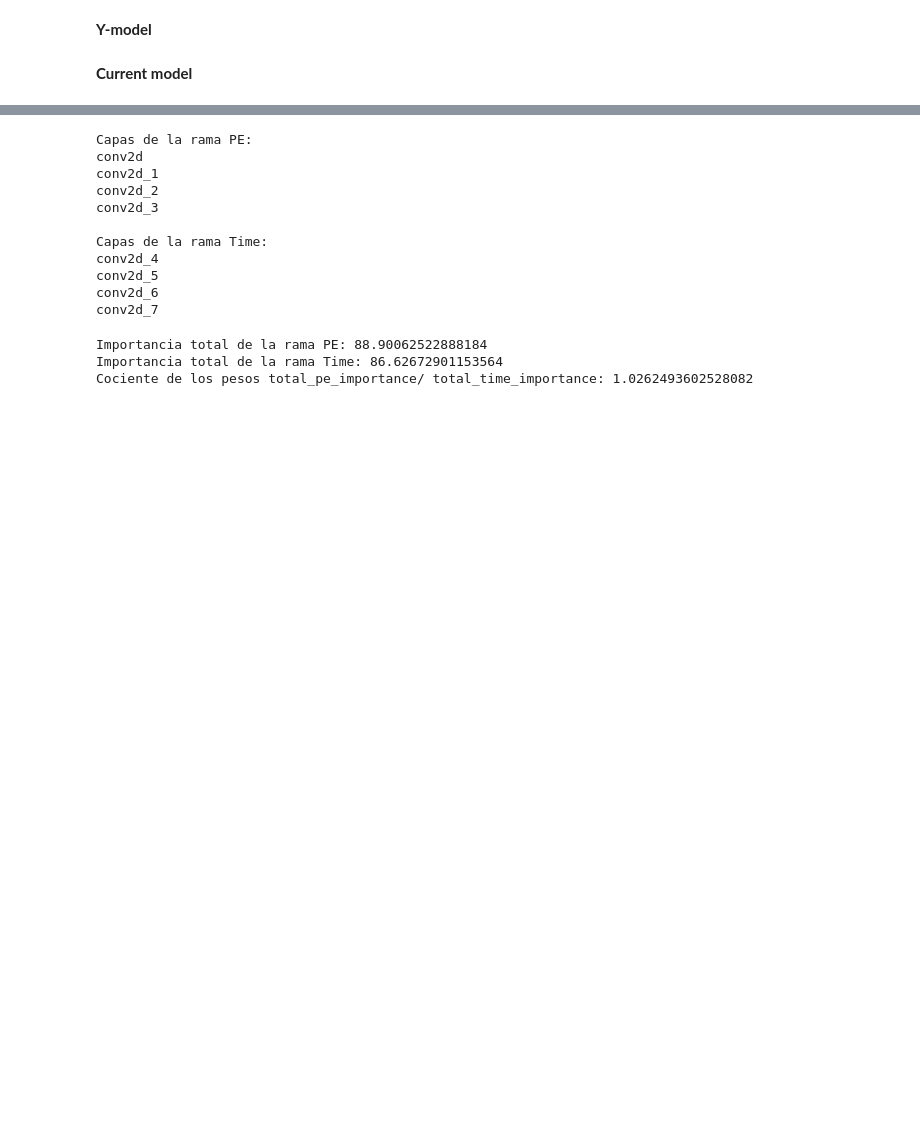
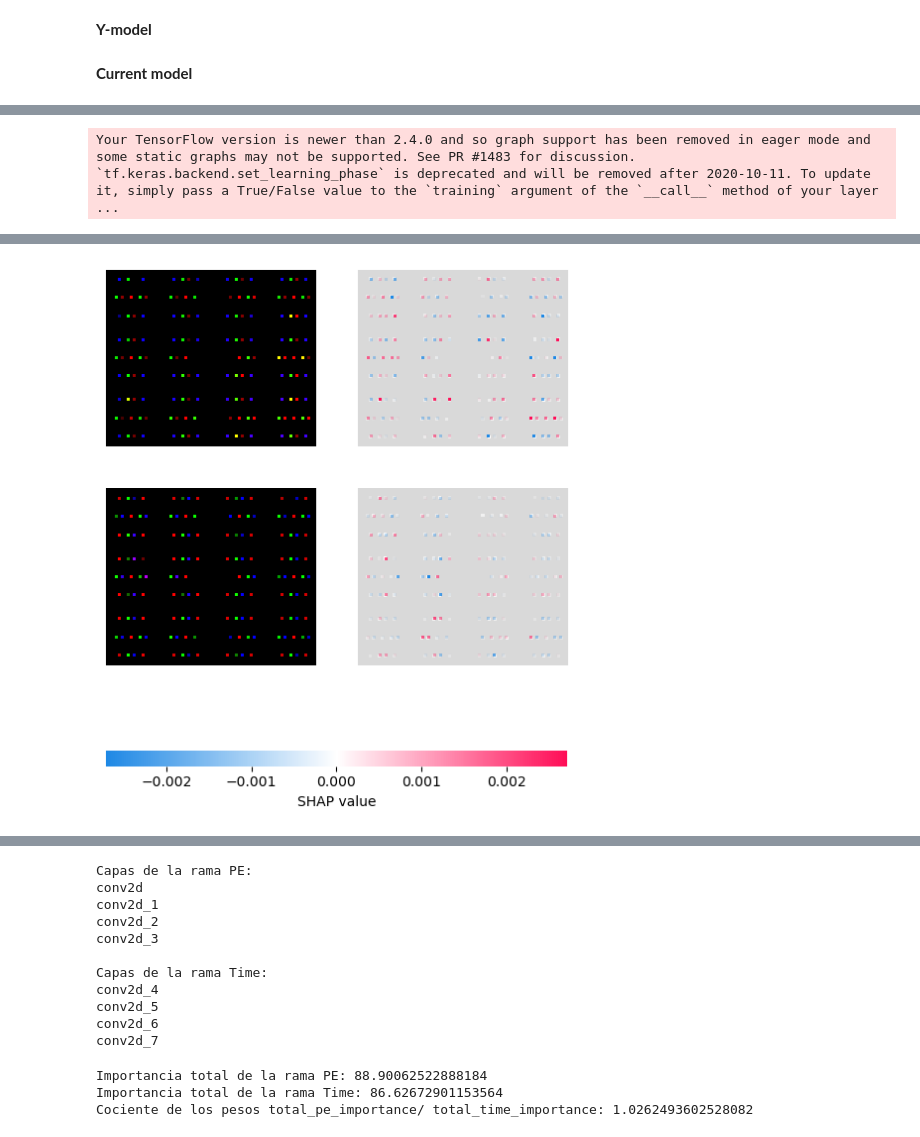
Before and after one commit to CIEMAT-Neutrino/AI_nuvT, a Jupyter notebook: 6_Regression_Ebaricenter_NN.ipynb, the cells around one changed output, grey strips where cells are left out. Cells and saved outputs as stored; diff of their text form; code cells hidden in the pictures; blank space fills up the shorter version.

```diff
--- a/6_Regression_Ebaricenter_NN.ipynb
+++ b/6_Regression_Ebaricenter_NN.ipynb
@@ -679,0 +695,21 @@ _________________________________________________________________
+# %%
+import shap
+import numpy as np
+
+# Selecciona aleatoriamente 100 muestras en lugar de 5000
+background_samples = x_train[np.random.choice(x_train.shape[0], 100, replace=False)]
+
+# Usar DeepExplainer
+explainer = shap.DeepExplainer(model_shap, background_samples)
+
+# Calcular valores SHAP
+shap_values = explainer.shap_values(x_test[:2])
+
+# Selecciona los valores SHAP para la clase 0
+shap_values_class_0 = shap_values[1]  # Shape: (10, height, width, channels) or similar
+
+# Visualiza los valores SHAP como imágenes
+shap.image_plot(shap_values_class_0, x_test[:2])
+# %% [output]
+Your TensorFlow version is newer than 2.4.0 and so graph support has been removed in eager mode and some static graphs may not be supported. See PR #1483 for discussion.
+`tf.keras.backend.set_learning_phase` is deprecated and will be removed after 2020-10-11. To update it, simply pass a True/False value to the `training` argument of the `__call__` method of your layer ...
@@ -679,0 +719 @@ _________________________________________________________________
+[figure, added]
```
Also changed, not shown: parts of 43 cells of this notebook, 3 other files.
